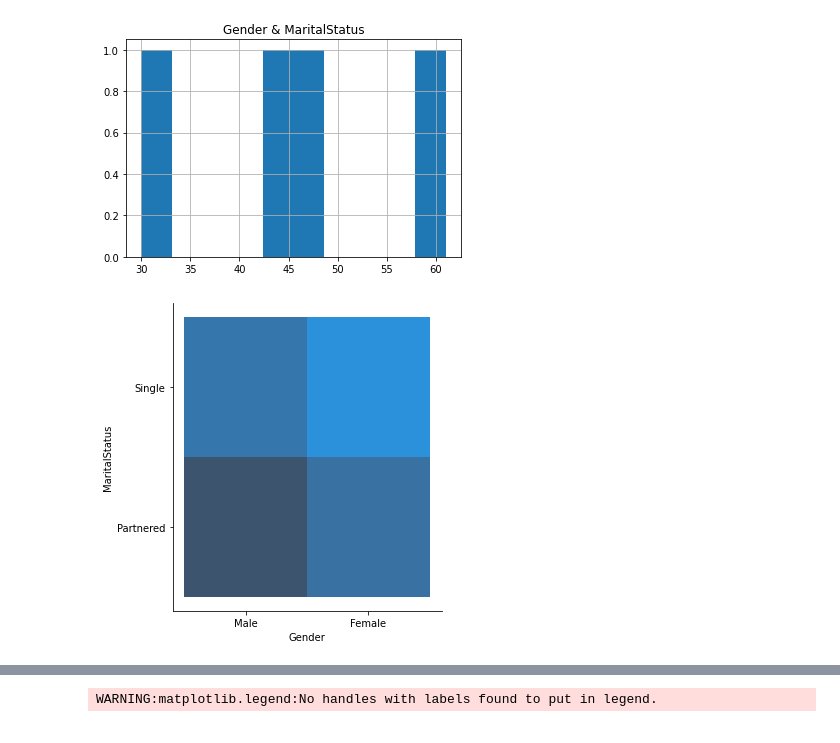
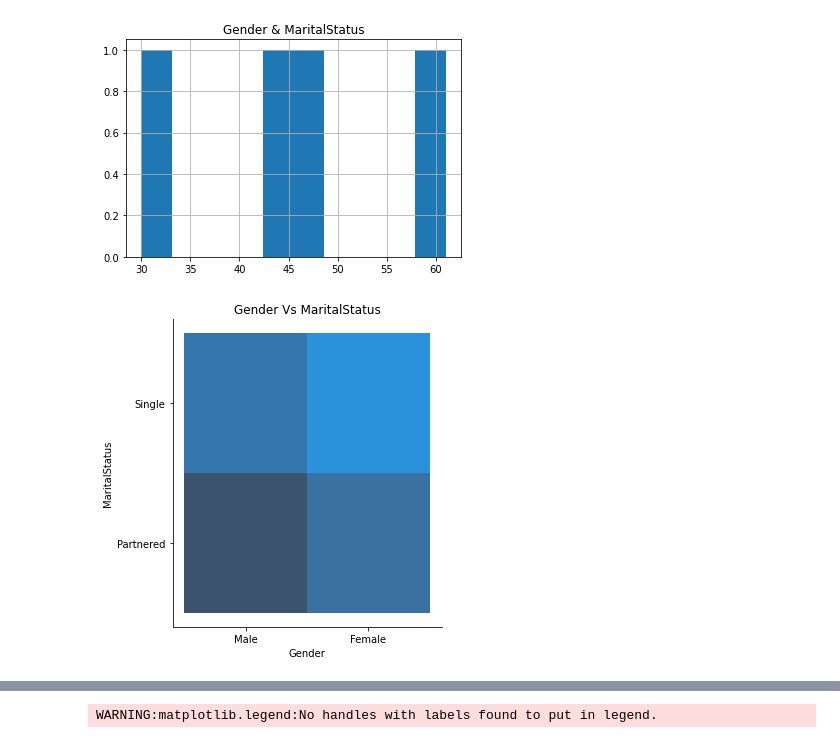
Before and after one commit to pkmariya/Python, a Jupyter notebook: AerofitCaseStudy_Mariya_DSMLJune22.ipynb, the cells around one changed output, grey strips where cells are left out. Drawn from its saved outputs; the diff is of its cells as text; code cells hidden in the pictures.

```diff
--- a/AerofitCaseStudy_Mariya_DSMLJune22.ipynb
+++ b/AerofitCaseStudy_Mariya_DSMLJune22.ipynb
@@ -229,6 +222,7 @@ plt.show()
 [figure]
 # %%
 sns.displot(data=aero_df, x='Gender', y='MaritalStatus')
+plt.title('Gender Vs MaritalStatus')
 plt.show()
 # %% [output]
-[figure, old version]
+[figure, new version]
```
Also changed, not shown: parts of 6 cells of this notebook.
